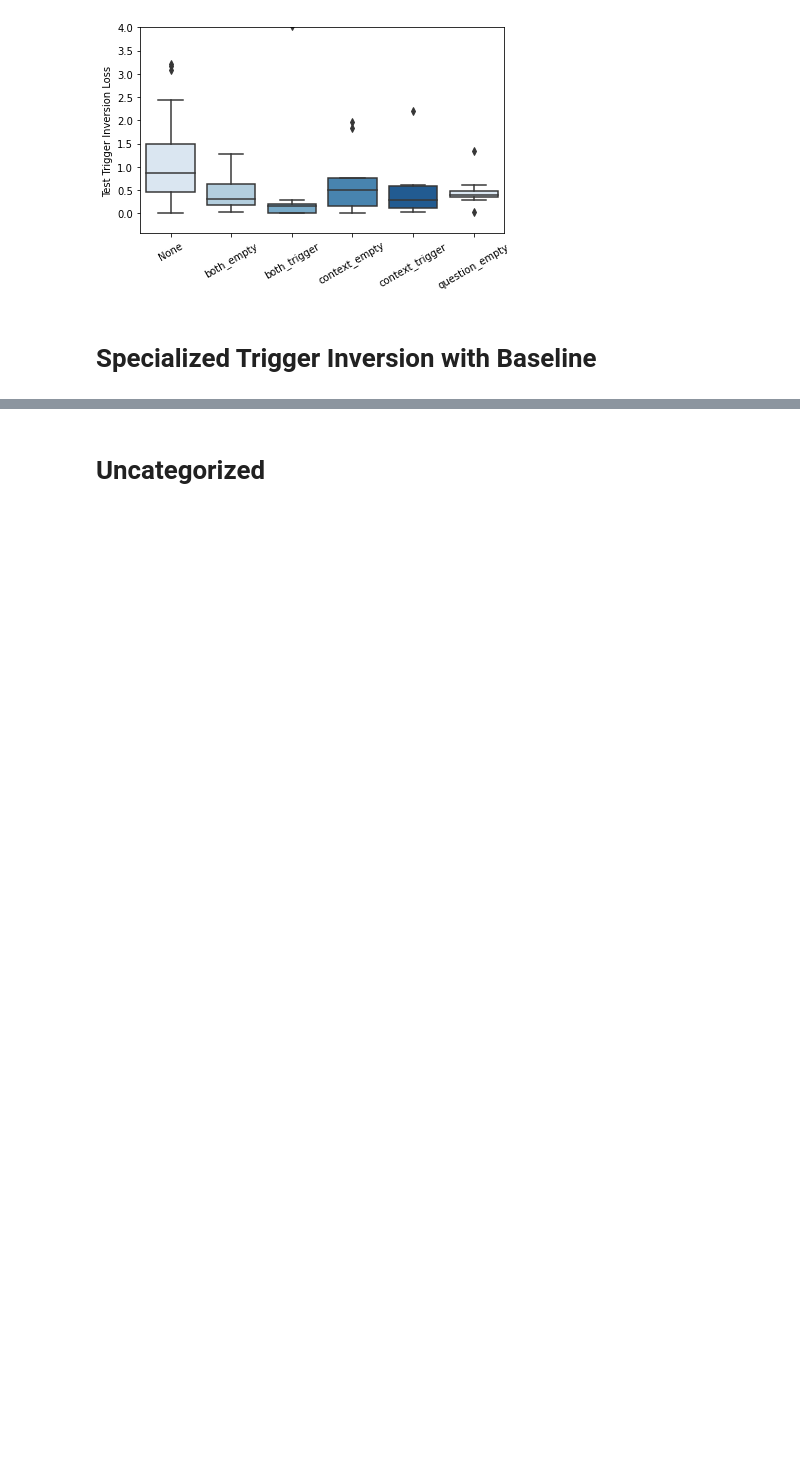
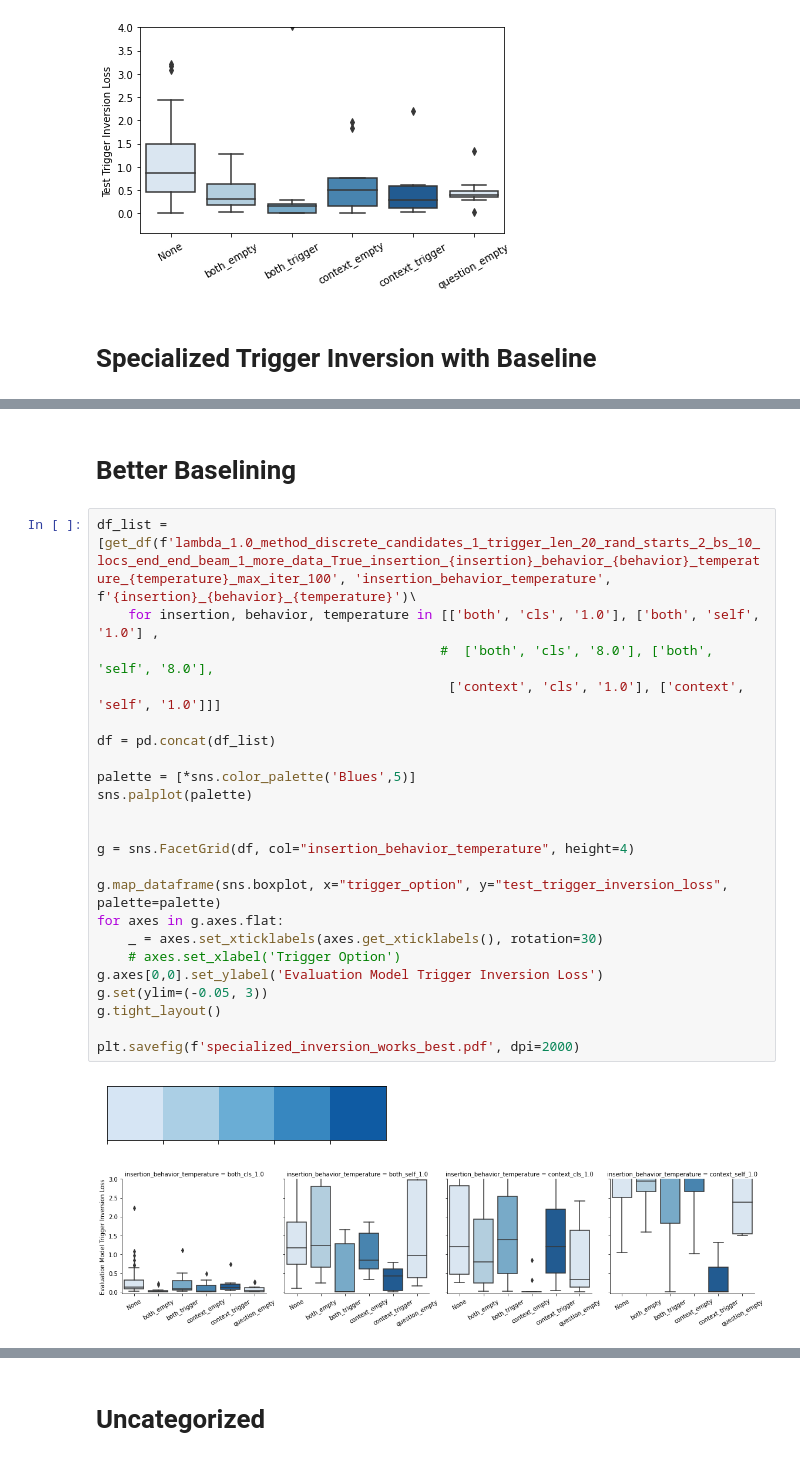
Before and after one commit to utrerf/TrojAI, a Jupyter notebook: NLP/round8/results/viz_results.ipynb, the cells around one changed output, grey strips where cells are left out. Drawn from its saved outputs; the diff is of its cells as text; blank space fills up the shorter version.

```diff
--- a/NLP/round8/results/viz_results.ipynb
+++ b/NLP/round8/results/viz_results.ipynb
@@ -185,0 +267,28 @@ plt.savefig(f'effect_of_specialized_trigger_inversion_with_baseline.pdf', dpi=20
+# %% [markdown]
+# Better Baselining
+# %%
+df_list = [get_df(f'lambda_1.0_method_discrete_candidates_1_trigger_len_20_rand_starts_2_bs_10_locs_end_end_beam_1_more_data_True_insertion_{insertion}_behavior_{behavior}_temperature_{temperature}_max_iter_100', 'insertion_behavior_temperature', f'{insertion}_{behavior}_{temperature}')\
+    for insertion, behavior, temperature in [['both', 'cls', '1.0'], ['both', 'self', '1.0'] ,
+                                            #  ['both', 'cls', '8.0'], ['both', 'self', '8.0'],
+                                             ['context', 'cls', '1.0'], ['context', 'self', '1.0']]]
+
+df = pd.concat(df_list)
+
+palette = [*sns.color_palette('Blues',5)]
+sns.palplot(palette)
+
+
+g = sns.FacetGrid(df, col="insertion_behavior_temperature", height=4)
+
+g.map_dataframe(sns.boxplot, x="trigger_option", y="test_trigger_inversion_loss", palette=palette)
+for axes in g.axes.flat:
+    _ = axes.set_xticklabels(axes.get_xticklabels(), rotation=30)
+    # axes.set_xlabel('Trigger Option')
+g.axes[0,0].set_ylabel('Evaluation Model Trigger Inversion Loss')
+g.set(ylim=(-0.05, 3))
+g.tight_layout()
+
+plt.savefig(f'specialized_inversion_works_best.pdf', dpi=2000)
+# %% [output]
+[figure, added]
+[figure, added]
```
Also changed, not shown: parts of 15 cells of this notebook, 2 other files.
